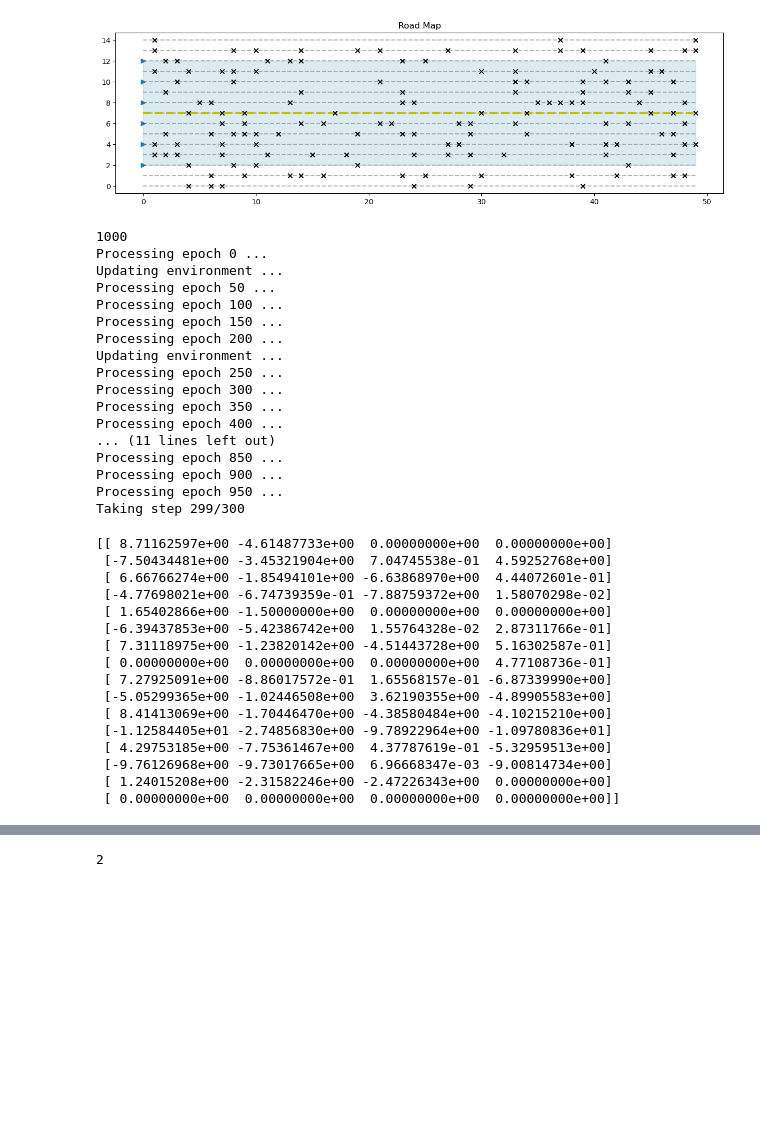
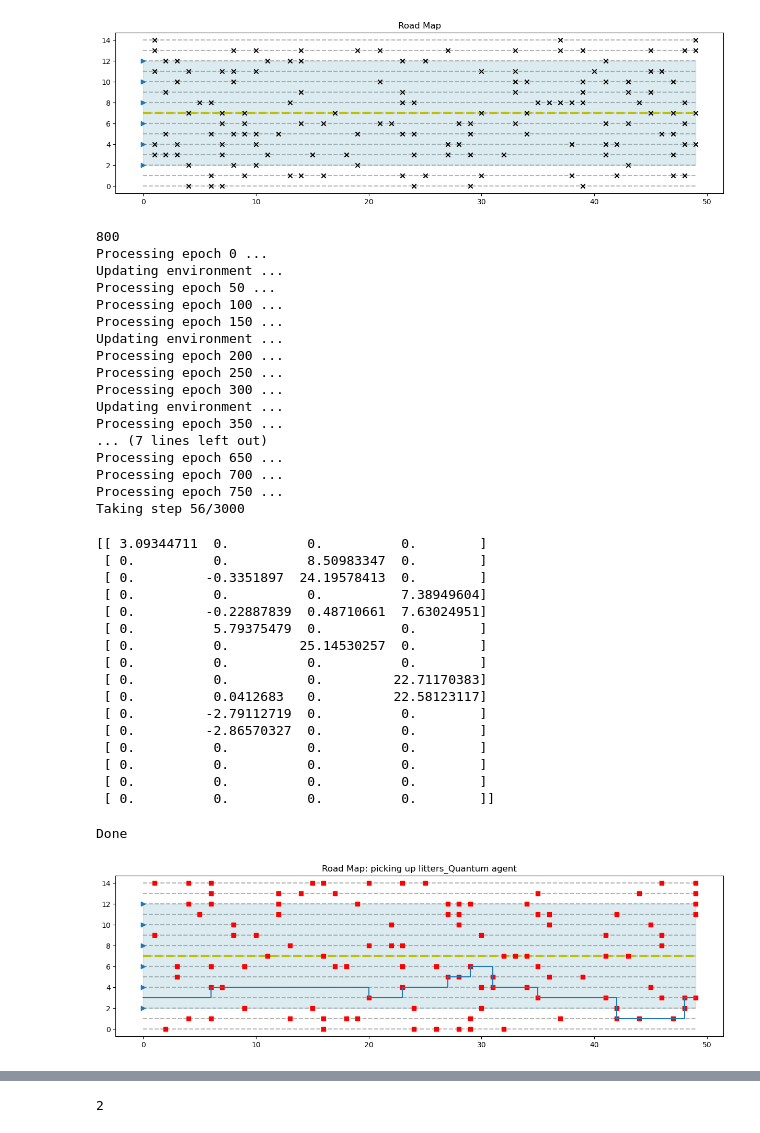
Before and after one commit to jiangzz-lab/GroverQLearning, a Jupyter notebook: sidewalk_env/QLearning_sidewalk.ipynb, the cells around one changed output, grey strips where cells are left out. Cells and saved outputs as stored; diff of their text form; code cells hidden in the pictures; blank space fills up the shorter version.

```diff
--- a/sidewalk_env/QLearning_sidewalk.ipynb
+++ b/sidewalk_env/QLearning_sidewalk.ipynb
@@ -12,11 +12,11 @@ env.plot_roadmap()
 [figure]
 # %%
 Elliot = GroverQlearner(env,env_type='local')
-hyperp = {'k': 0.2,
+hyperp = {'k': 0.1,
           'alpha': 0.1,
-          'gamma': 0.7,
+          'gamma': 0.8,
           'eps': 0.01,
-          'max_epochs': 1000,
+          'max_epochs': 800,
           'max_steps': 300}
 
 # set hyperparms
@@ -27,42 +27,49 @@ steps_in_all_epochs,target_reached_in_all_epochs,_ = Elliot.train()
 # plt.plot(steps_in_all_epochs)
 # print(Elliot.Q_values)
 # %% [output]
-1000
+800
 Processing epoch 0 ...
 Updating environment ...
 Processing epoch 50 ...
 Processing epoch 100 ...
 Processing epoch 150 ...
+Updating environment ...
 Processing epoch 200 ...
-Updating environment ...
 Processing epoch 250 ...
 Processing epoch 300 ...
+Updating environment ...
 Processing epoch 350 ...
-Processing epoch 400 ...
-... (11 lines left out)
-Processing epoch 850 ...
-Processing epoch 900 ...
-Processing epoch 950 ...
-Taking step 299/300
+... (7 lines left out)
+Processing epoch 650 ...
+Processing epoch 700 ...
+Processing epoch 750 ...
+Taking step 56/3000
 # %%
 print(Elliot.Q_values)
 # %% [output]
-[[ 8.71162597e+00 -4.61487733e+00  0.00000000e+00  0.00000000e+00]
- [-7.50434481e+00 -3.45321904e+00  7.04745538e-01  4.59252768e+00]
- [ 6.66766274e+00 -1.85494101e+00 -6.63868970e+00  4.44072601e-01]
- [-4.77698021e+00 -6.74739359e-01 -7.88759372e+00  1.58070298e-02]
- [ 1.65402866e+00 -1.50000000e+00  0.00000000e+00  0.00000000e+00]
- [-6.39437853e+00 -5.42386742e+00  1.55764328e-02  2.87311766e-01]
- [ 7.31118975e+00 -1.23820142e+00 -4.51443728e+00  5.16302587e-01]
- [ 0.00000000e+00  0.00000000e+00  0.00000000e+00  4.77108736e-01]
- [ 7.27925091e+00 -8.86017572e-01  1.65568157e-01 -6.87339990e+00]
- [-5.05299365e+00 -1.02446508e+00  3.62190355e+00 -4.89905583e+00]
- [ 8.41413069e+00 -1.70446470e+00 -4.38580484e+00 -4.10215210e+00]
- [-1.12584405e+01 -2.74856830e+00 -9.78922964e+00 -1.09780836e+01]
- [ 4.29753185e+00 -7.75361467e+00  4.37787619e-01 -5.32959513e+00]
- [-9.76126968e+00 -9.73017665e+00  6.96668347e-03 -9.00814734e+00]
- [ 1.24015208e+00 -2.31582246e+00 -2.47226343e+00  0.00000000e+00]
- [ 0.00000000e+00  0.00000000e+00  0.00000000e+00  0.00000000e+00]]
+[[ 3.09344711  0.          0.          0.        ]
+ [ 0.          0.          8.50983347  0.        ]
+ [ 0.         -0.3351897  24.19578413  0.        ]
+ [ 0.          0.          0.          7.38949604]
+ [ 0.         -0.22887839  0.48710661  7.63024951]
+ [ 0.          5.79375479  0.          0.        ]
+ [ 0.          0.         25.14530257  0.        ]
+ [ 0.          0.          0.          0.        ]
+ [ 0.          0.          0.         22.71170383]
+ [ 0.          0.0412683   0.         22.58123117]
+ [ 0.         -2.79112719  0.          0.        ]
+ [ 0.         -2.86570327  0.          0.        ]
+ [ 0.          0.          0.          0.        ]
+ [ 0.          0.          0.          0.        ]
+ [ 0.          0.          0.          0.        ]
+ [ 0.          0.          0.          0.        ]]
+# %%
+env = side_walk_env_with_litter(50,15,12,2,0.15)
+trajectory = env.trajectory(Elliot.Q_values)
+env.plot_roadmap_with_trajectory('picking up litters_Quantum agent',trajectory)
+# %% [output]
+Done
+[figure, added]
 # %%
 from QQL_learner_trainer import ClassicalLearner
 
```
Also changed, not shown: parts of 6 cells of this notebook, 1 other file.
